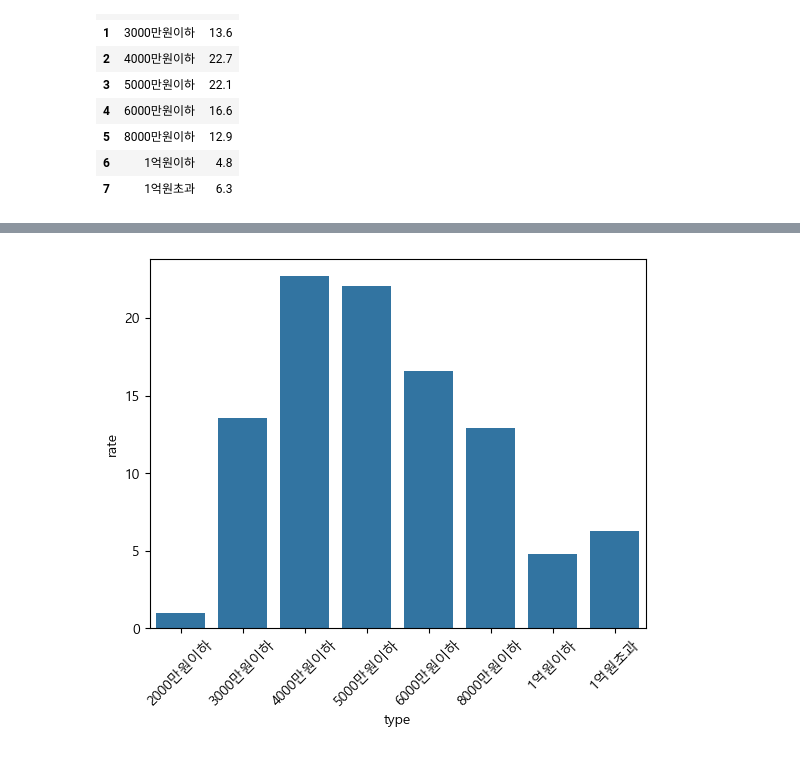
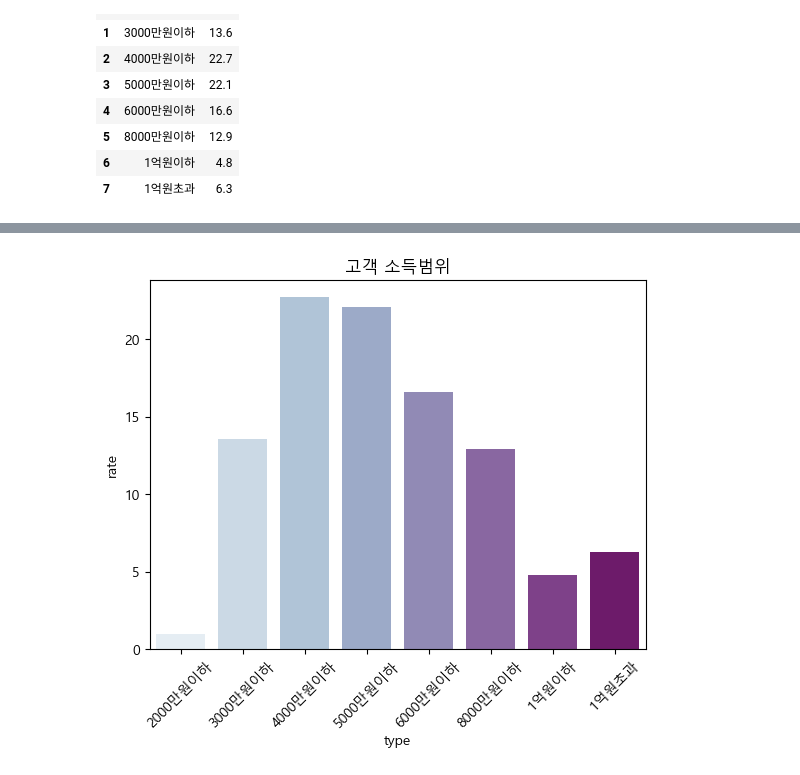
Before and after one commit to entangelk/wigglewiggle, a Jupyter notebook: docs/analysis/basic_analysis.ipynb, the cells around one changed output, grey strips where cells are left out. Cells and saved outputs as stored; diff of their text form; code cells hidden in the pictures.

```diff
--- a/docs/analysis/basic_analysis.ipynb
+++ b/docs/analysis/basic_analysis.ipynb
@@ -141,7 +170,8 @@ plt.show()
 # %%
-sns.barplot(data=df_salesIncome, x='type', y='rate')
+sns.barplot(data=df_salesIncome, x='type', y='rate',palette='BuPu')
 
 plt.xticks(rotation=45)
+plt.title('고객 소득범위')
 plt.show()
 # %% [output]
-[figure, old version]
+[figure, new version]
```
Also changed, not shown: parts of 11 cells of this notebook, 15 other files.
